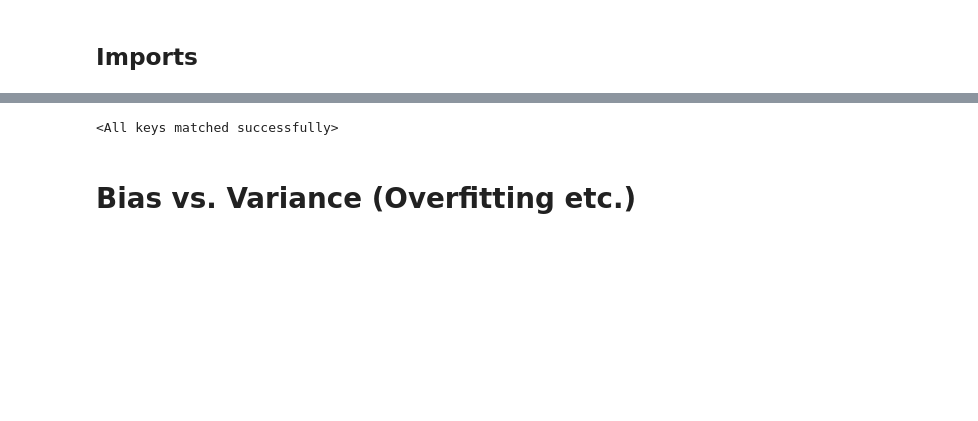
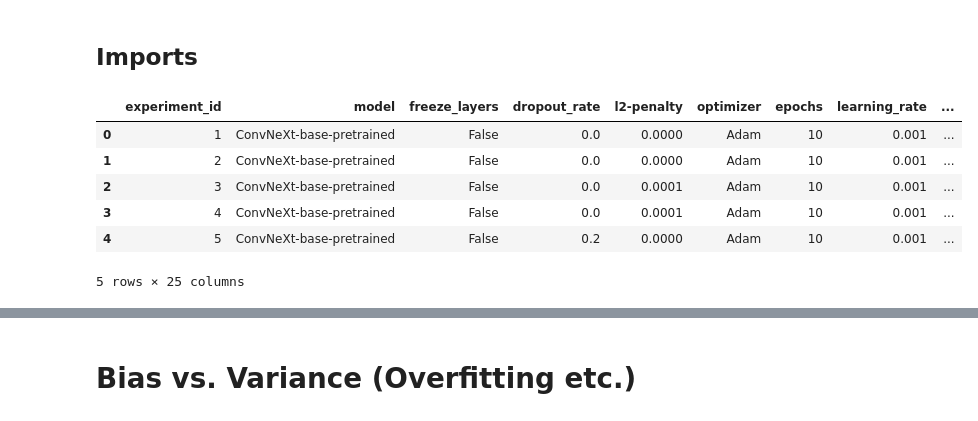
Before and after one commit to Deepfake-Detection-KKO/deepfake-detection, a Jupyter notebook: test_performance_analysis.ipynb, the cells around one changed output, grey strips where cells are left out. Saved outputs shown, nothing was run; the diff lists cells and outputs as text; code cells hidden in the pictures; blank space fills up the shorter version.

```diff
--- a/test_performance_analysis.ipynb
+++ b/test_performance_analysis.ipynb
@@ -21,7 +25,16 @@ from deepfake_utils.train import validate_epoch
 # %%
 device = torch.device("cuda") if torch.cuda.is_available() else torch.device("cpu")
 # %%
-experiment_results = pd.read_csv("experiment_results.csv")
+experiment_results = pd.read_csv("experiment_results (1).csv")
+experiment_results.head()
+# %% [output]
+|  | experiment_id | model | freeze_layers | dropout_rate | l2-penalty | optimizer | epochs | learning_rate | ... |
+| 0 | 1 | ConvNeXt-base-pretrained | False | 0.0 | 0.0000 | Adam | 10 | 0.001 | ... |
+| 1 | 2 | ConvNeXt-base-pretrained | False | 0.0 | 0.0000 | Adam | 10 | 0.001 | ... |
+| 2 | 3 | ConvNeXt-base-pretrained | False | 0.0 | 0.0001 | Adam | 10 | 0.001 | ... |
+| 3 | 4 | ConvNeXt-base-pretrained | False | 0.0 | 0.0001 | Adam | 10 | 0.001 | ... |
+| 4 | 5 | ConvNeXt-base-pretrained | False | 0.2 | 0.0000 | Adam | 10 | 0.001 | ... |
+5 rows × 25 columns
 # %%
 # focus on evaluating the best model settings for each family (i.e. 1 for ResNet, 1 for ViT, 1 for ConvNeXt)
 # "best" is open to redefining a bit later depending on model complexity etc. but maybe just go with highest ROC AUC on validation data for now
@@ -33,24 +46,6 @@ experiment_results.sort_values(by='val_roc_auc', ascending = False).groupby("mod
 | ConvNeXt-base-pretrained | 1 | 0.821407 | 0.875405 | 0.753425 | 0.904670 | 0.995513 | 0.997641 | 0.979487 | ... |
 | ResNet-50-pretrained | 33 | 0.872955 | 0.921372 | 0.770548 | 0.842997 | 0.999989 | 0.999993 | 0.998535 | ... |
 | ViT-b32-pretrained | 26 | 0.785433 | 0.847986 | 0.719178 | 0.540543 | 0.865407 | 0.907342 | 0.793407 | ... |
-# %%
-# load models with weights from training
-# (most parameters if not all don't matter for inference)
-
-# (I have no idea why the weight dictionary has "_orig_mod")
-resnet_model_weights = OrderedDict([(k.replace("_orig_mod.", ""), v) for k, v in torch.load('experiment_33.pth', weights_only=True, map_location = device).items()])
-resnet_model = MyModel("ResNet-50-pretrained", device, num_classes=2, freeze_layers=True)
-resnet_model.load_state_dict(resnet_model_weights)
-
-vit_model_weights = OrderedDict([(k.replace("_orig_mod.", ""), v) for k, v in torch.load('experiment_26.pth', weights_only=True, map_location = device).items()])
-vit_model = MyModel("ViT-b32-pretrained", device, num_classes=2)
-vit_model.load_state_dict(vit_model_weights)
-
-convnext_model_weights = OrderedDict([(k.replace("_orig_mod.", ""), v) for k, v in torch.load('experiment_1.pth', weights_only=True, map_location = device).items()])
-convnext_model = MyModel("ConvNeXt-base-pretrained", device, num_classes=2)
-convnext_model.load_state_dict(convnext_model_weights)
-# %% [output]
-<All keys matched successfully>
 # %% [markdown]
 # Bias vs. Variance (Overfitting etc.)
 # %%
```
Also changed, not shown: parts of 10 cells of this notebook.
